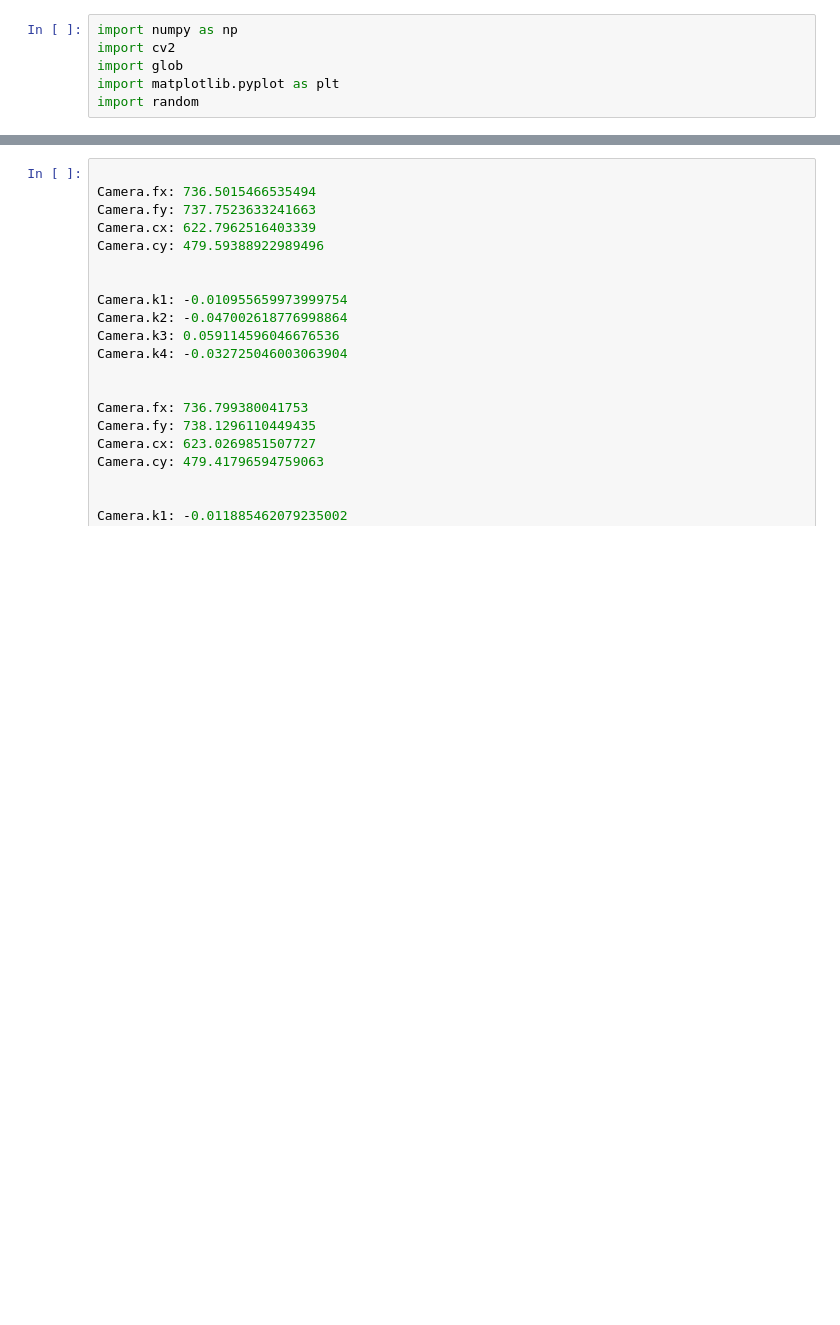
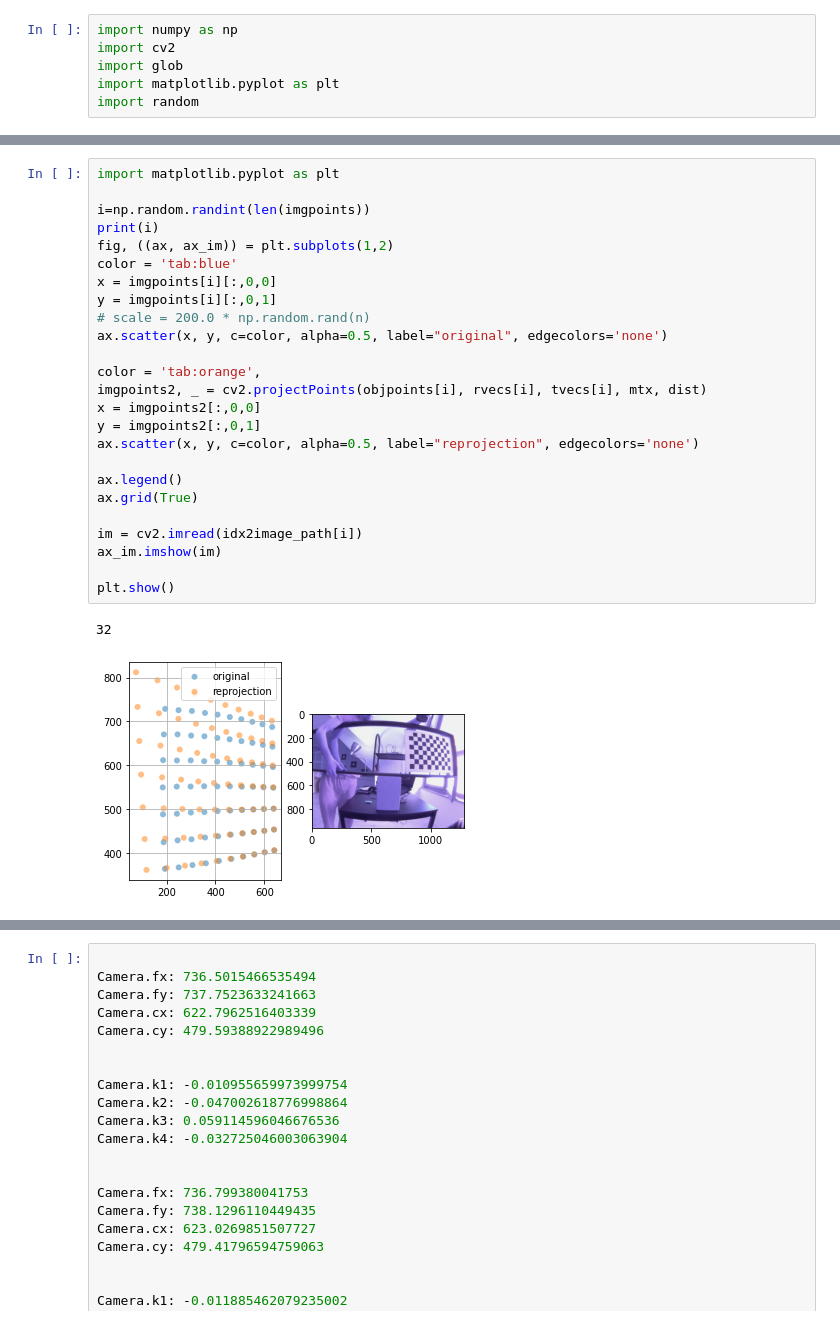
Before and after one commit to azazdeaz/test234, a Jupyter notebook: notebooks/camera_calibration.ipynb, the cells around one changed output, grey strips where cells are left out. Saved outputs shown, nothing was run; the diff lists cells and outputs as text; blank space fills up the shorter version.

```diff
--- a/notebooks/camera_calibration.ipynb
+++ b/notebooks/camera_calibration.ipynb
@@ -10,0 +133,28 @@ import random
+# %%
+import matplotlib.pyplot as plt
+
+i=np.random.randint(len(imgpoints))
+print(i)
+fig, ((ax, ax_im)) = plt.subplots(1,2)
+color = 'tab:blue'
+x = imgpoints[i][:,0,0]
+y = imgpoints[i][:,0,1]
+# scale = 200.0 * np.random.rand(n)
+ax.scatter(x, y, c=color, alpha=0.5, label="original", edgecolors='none')
+
+color = 'tab:orange',
+imgpoints2, _ = cv2.projectPoints(objpoints[i], rvecs[i], tvecs[i], mtx, dist)
+x = imgpoints2[:,0,0]
+y = imgpoints2[:,0,1]
+ax.scatter(x, y, c=color, alpha=0.5, label="reprojection", edgecolors='none')
+
+ax.legend()
+ax.grid(True)
+
+im = cv2.imread(idx2image_path[i])
+ax_im.imshow(im)
+
+plt.show()
+# %% [output]
+32
+[figure, added]
```
Also changed, not shown: parts of 14 cells of this notebook.
